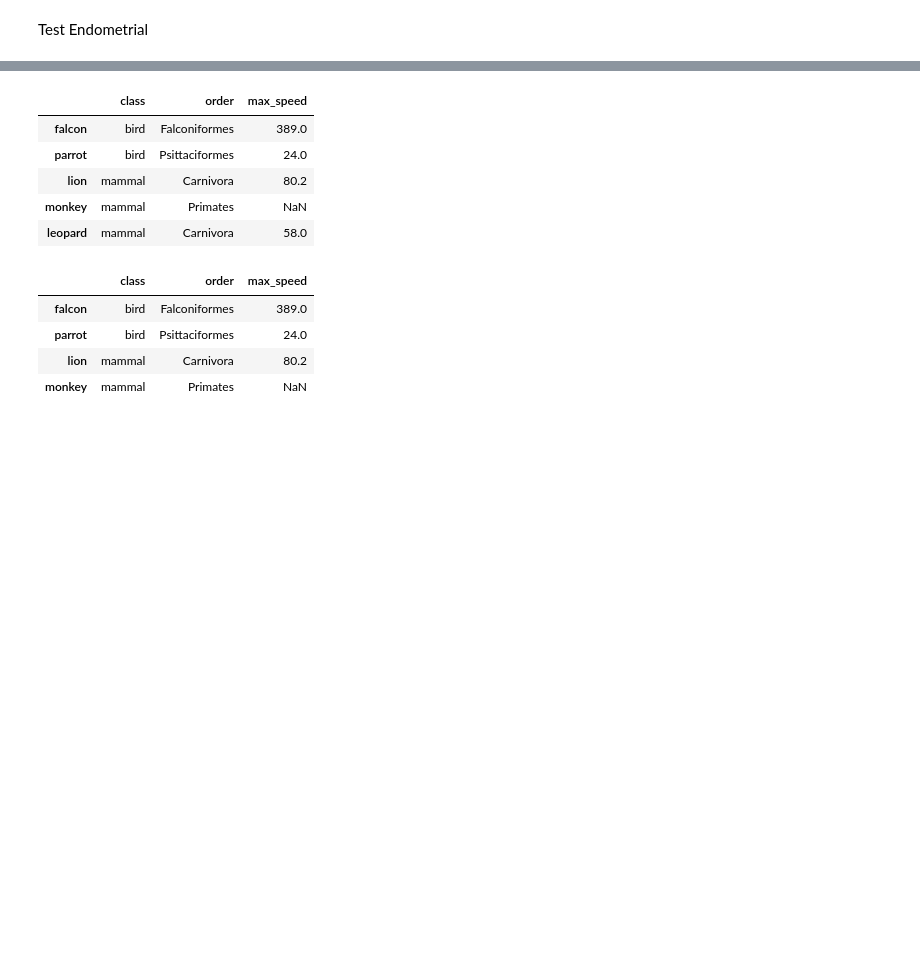
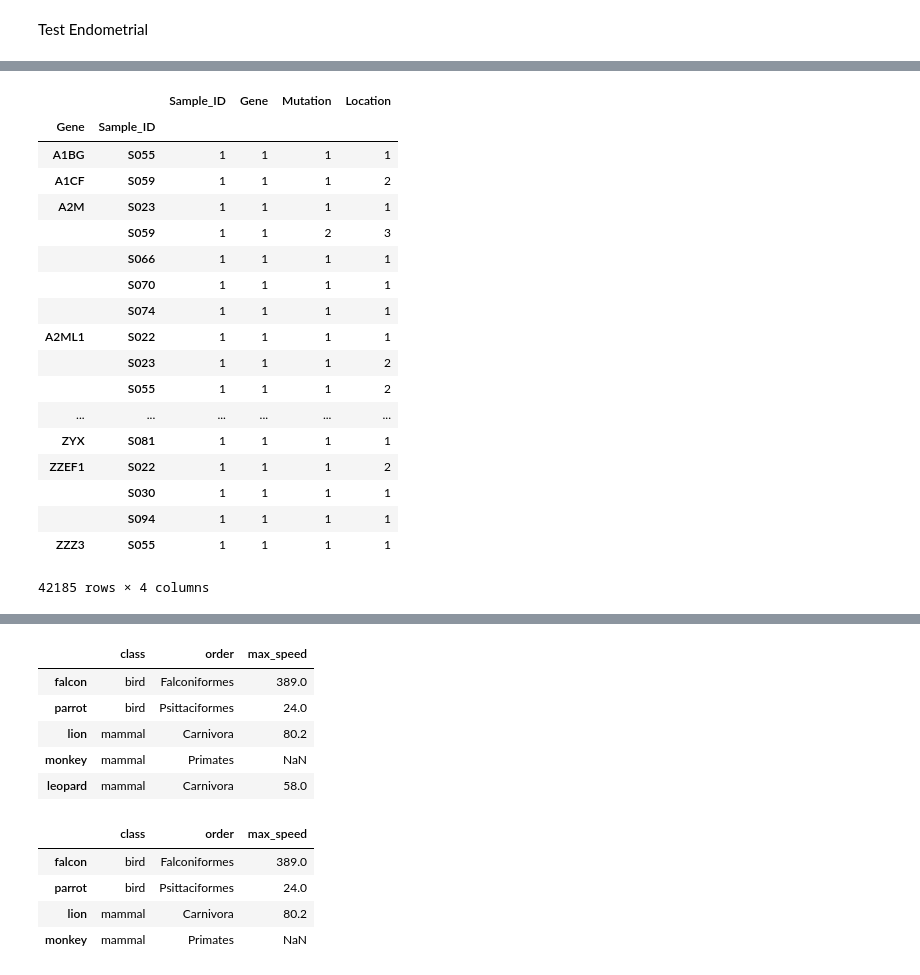
Before and after one commit to PayneLab/WhenMutationsMatter, a Jupyter notebook: Brittany/get_frequently_mutated rv Dan.ipynb, the cells around one changed output, grey strips where cells are left out. Cells and saved outputs as stored; diff of their text form; code cells hidden in the pictures; blank space fills up the shorter version.

```diff
--- a/Brittany/get_frequently_mutated rv Dan.ipynb
+++ b/Brittany/get_frequently_mutated rv Dan.ipynb
@@ -124,3 +203,36 @@ Index(['S001', 'S002', 'S003', 'S005', 'S006', 'S007', 'S008', 'S009', 'S010',
+# %%
+somatic_mutations = en.get_mutations()
+#move samples to col so can be counted
+df = somatic_mutations.reset_index()
+
+# 2 VALUES FOR MUT
+missence_equivalents =
+
+ # group by gene and count unique samples
+genes_df = df.groupby(['Gene', 'Sample_ID']).nunique()
+
+
+.replace(to_replace = mutation_equivalents)
+# %% [output]
+|  |  | Sample_ID | Gene | Mutation | Location |
+| Gene | Sample_ID |  |  |  |  |
+| A1BG | S055 | 1 | 1 | 1 | 1 |
+| A1CF | S059 | 1 | 1 | 1 | 2 |
+| A2M | S023 | 1 | 1 | 1 | 1 |
+|  | S059 | 1 | 1 | 2 | 3 |
+|  | S066 | 1 | 1 | 1 | 1 |
+|  | S070 | 1 | 1 | 1 | 1 |
+|  | S074 | 1 | 1 | 1 | 1 |
+| A2ML1 | S022 | 1 | 1 | 1 | 1 |
+|  | S023 | 1 | 1 | 1 | 2 |
+|  | S055 | 1 | 1 | 1 | 2 |
+| ... | ... | ... | ... | ... | ... |
+| ZYX | S081 | 1 | 1 | 1 | 1 |
+| ZZEF1 | S022 | 1 | 1 | 1 | 2 |
+|  | S030 | 1 | 1 | 1 | 1 |
+|  | S094 | 1 | 1 | 1 | 1 |
+| ZZZ3 | S055 | 1 | 1 | 1 | 1 |
+42185 rows × 4 columns
 # %%
 g = somatic_mutations.groupby('Gene').groups
 g
```
Also changed, not shown: parts of 6 cells of this notebook.
